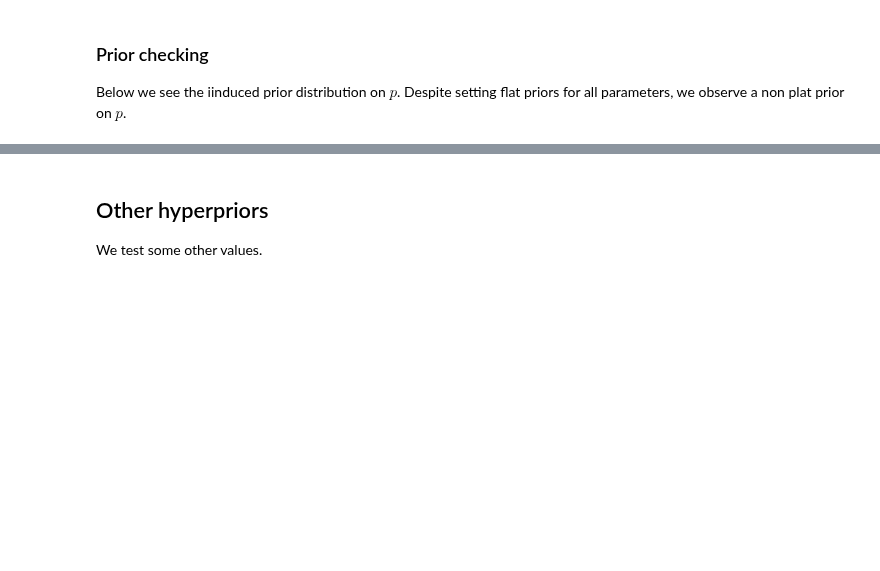
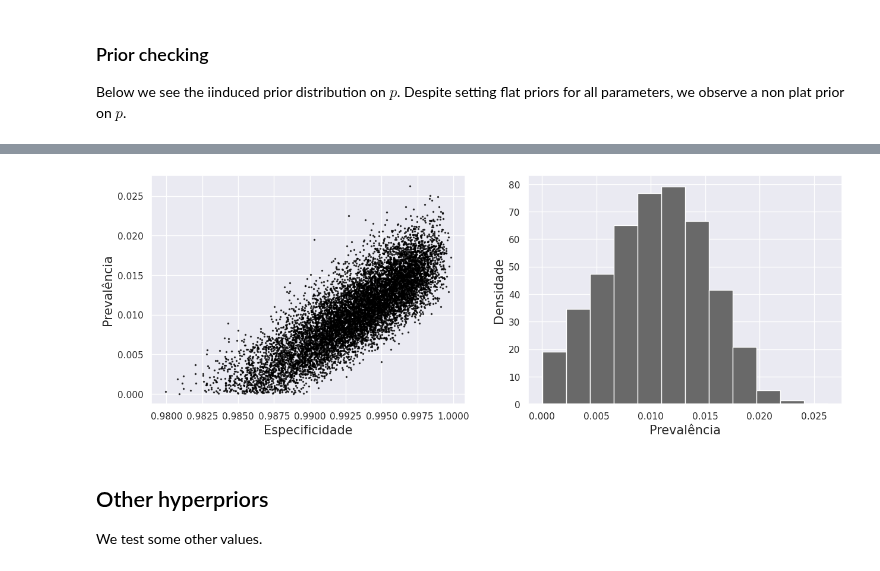
Before and after one commit to lucasmoschen/rds-bayesian-analysis-tcc, a Jupyter notebook: exercises/regression/unknown-spec-sens.ipynb, the cells around one changed output, grey strips where cells are left out. Saved outputs shown, nothing was run; the diff lists cells and outputs as text; code cells hidden in the pictures; blank space fills up the shorter version.

```diff
--- a/exercises/regression/unknown-spec-sens.ipynb
+++ b/exercises/regression/unknown-spec-sens.ipynb
@@ -128,3 +125,18 @@ plt.show()
+# %%
+fig, ax = plt.subplots(1,2,figsize = (15,5))
+
+ax[0].scatter(fit.extract()['spec'], fit.extract()['pi'], s = 2, color = 'black', alpha = 0.7);
+ax[0].set_xlabel('Especificidade', fontsize = 15)
+ax[0].set_ylabel('Prevalência', fontsize = 15)
+
+ax[1].hist(fit.extract()['pi'], color = 'dimgrey', bins = 12, density = True)
+ax[1].set_ylabel('Densidade', fontsize = 15)
+ax[1].set_xlabel('Prevalência', fontsize = 15);
+
+plt.savefig('../../images/model1_gelman_figure.png', bbox_inches='tight',dpi=500)
+plt.show()
+# %% [output]
+[figure, added]
 # %% [markdown]
 ## Other hyperpriors
 
```
Also changed, not shown: parts of 12 cells of this notebook, 4 other files.
